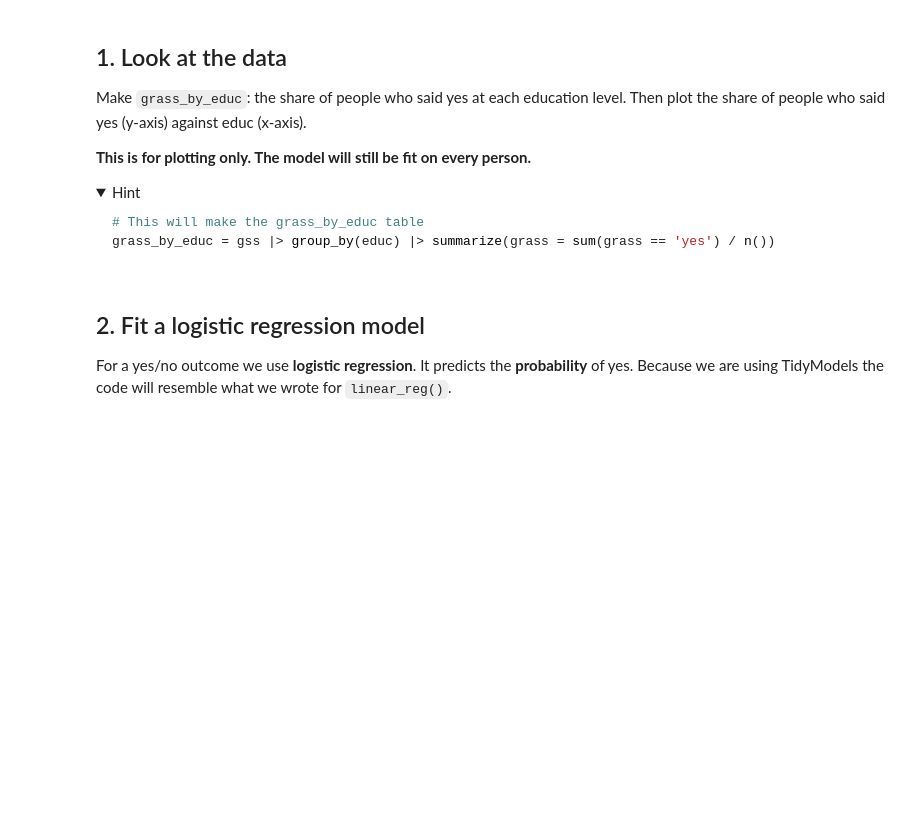
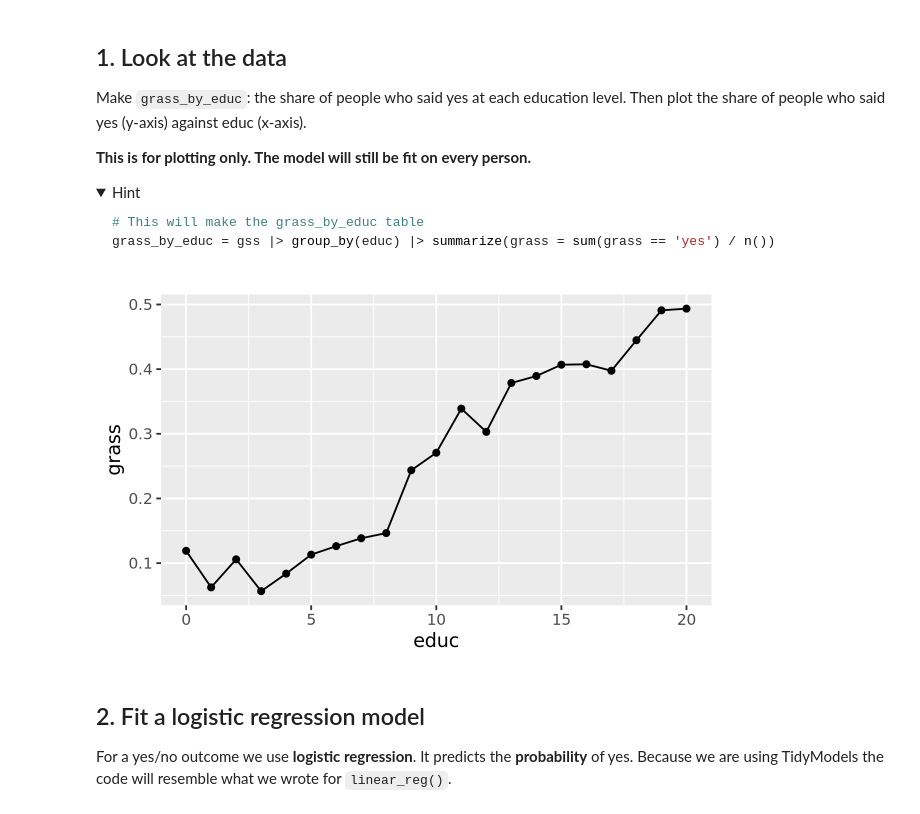
Before and after one commit to Meganallan/codespace, a Jupyter notebook: exercises/10-marginal-effect-exercise.ipynb, the cells around one changed output. Cells and saved outputs as stored; diff of their text form; code cells hidden in the pictures; folded sections open; blank space fills up the shorter version.

```diff
--- a/exercises/10-marginal-effect-exercise.ipynb
+++ b/exercises/10-marginal-effect-exercise.ipynb
@@ -66,7 +66,15 @@ grass_by_educ = gss |> group_by(educ) |> summarize(grass = sum(grass == 'yes') /
 
 </details>
 # %%
-grass_by_educ = gss |> group_by(educ)|> summarize(grass = sum(grass == 'yes') / n())
+grass_by_educ <- gss |>
+  group_by(educ) |>
+  summarize(grass = sum(grass == "yes") / n())
+# %%
+ggplot(grass_by_educ, aes(x = educ, y = grass)) +
+  geom_point() +
+  geom_line()
+# %% [output]
+[figure, added]
 # %% [markdown]
 ## 2. Fit a logistic regression model
 
```
